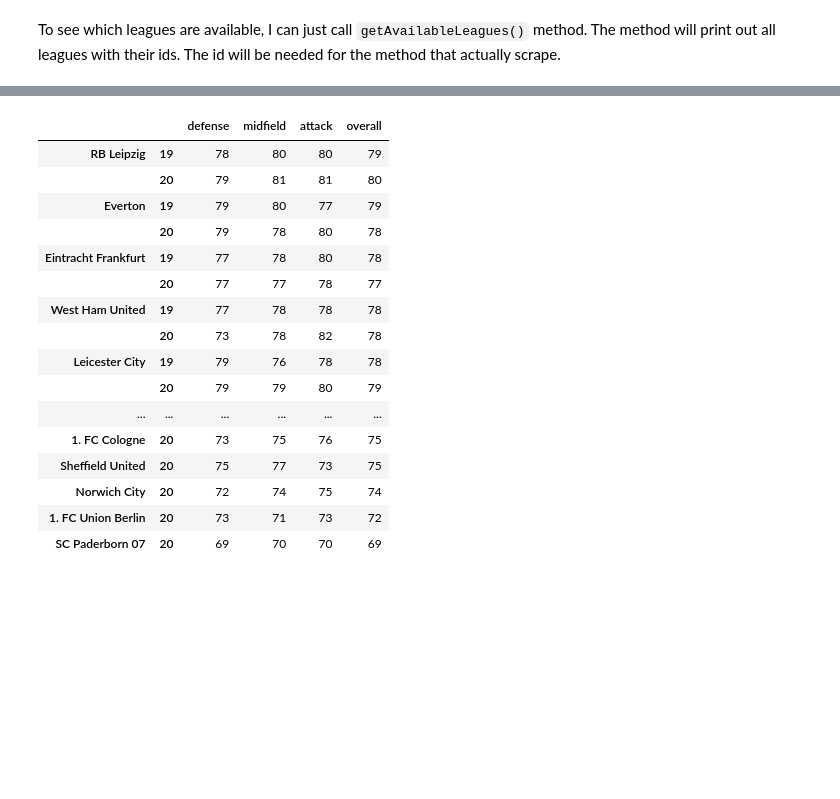
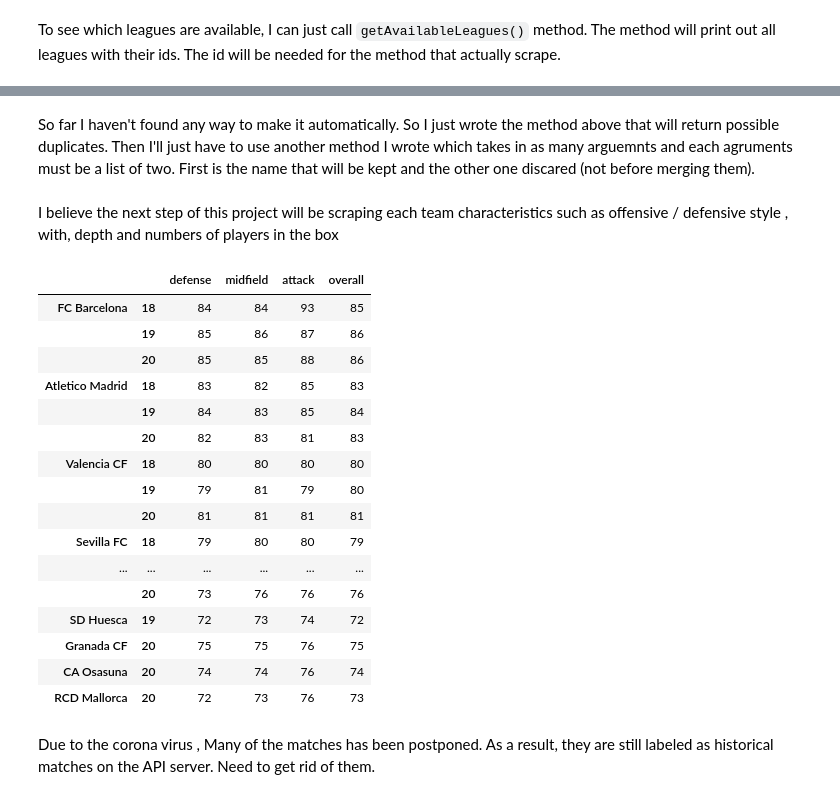
Before and after one commit to bm1125/fifa, a Jupyter notebook: Football Predictions.ipynb, the cells around one changed output, grey strips where cells are left out. Saved outputs shown, nothing was run; the diff lists cells and outputs as text; code cells hidden in the pictures; blank space fills up the shorter version.

```diff
--- a/Football Predictions.ipynb
+++ b/Football Predictions.ipynb
@@ -139,0 +189,2 @@ scraping:        https://www.fifaindex.com/teams/fifa20/2/?league=19&league=13&
+# %% [markdown]
+So far I haven't found any way to make it automatically. So I just wrote the method above that will return possible duplicates. Then I'll just have to use another method I wrote which takes in as many arguemnts and each agruments must be a list of two. First is the name that will be kept and the other one discared (not before merging them).
@@ -140,20 +198,22 @@ scraping:        https://www.fifaindex.com/teams/fifa20/2/?league=19&league=13&
+# %% [markdown]
+I believe the next step of this project will be scraping each team characteristics such as offensive / defensive style , with, depth and numbers of players in the box
 # %%
-fifa_teams.dataframe()[20:]
+fifa_teams.dataframe()
 # %% [output]
 |  |  | defense | midfield | attack | overall |
-| RB Leipzig | 19 | 78 | 80 | 80 | 79 |
-|  | 20 | 79 | 81 | 81 | 80 |
-| Everton | 19 | 79 | 80 | 77 | 79 |
-|  | 20 | 79 | 78 | 80 | 78 |
-| Eintracht Frankfurt | 19 | 77 | 78 | 80 | 78 |
-|  | 20 | 77 | 77 | 78 | 77 |
-| West Ham United | 19 | 77 | 78 | 78 | 78 |
-|  | 20 | 73 | 78 | 82 | 78 |
-| Leicester City | 19 | 79 | 76 | 78 | 78 |
-|  | 20 | 79 | 79 | 80 | 79 |
+| FC Barcelona | 18 | 84 | 84 | 93 | 85 |
+|  | 19 | 85 | 86 | 87 | 86 |
+|  | 20 | 85 | 85 | 88 | 86 |
+| Atletico Madrid | 18 | 83 | 82 | 85 | 83 |
+|  | 19 | 84 | 83 | 85 | 84 |
+|  | 20 | 82 | 83 | 81 | 83 |
+| Valencia CF | 18 | 80 | 80 | 80 | 80 |
+|  | 19 | 79 | 81 | 79 | 80 |
+|  | 20 | 81 | 81 | 81 | 81 |
+| Sevilla FC | 18 | 79 | 80 | 80 | 79 |
 | ... | ... | ... | ... | ... | ... |
-| 1. FC Cologne | 20 | 73 | 75 | 76 | 75 |
-| Sheffield United | 20 | 75 | 77 | 73 | 75 |
-| Norwich City | 20 | 72 | 74 | 75 | 74 |
-| 1. FC Union Berlin | 20 | 73 | 71 | 73 | 72 |
-| SC Paderborn 07 | 20 | 69 | 70 | 70 | 69 |
+|  | 20 | 73 | 76 | 76 | 76 |
+| SD Huesca | 19 | 72 | 73 | 74 | 72 |
+| Granada CF | 20 | 75 | 75 | 76 | 75 |
+| CA Osasuna | 20 | 74 | 74 | 76 | 74 |
+| RCD Mallorca | 20 | 72 | 73 | 76 | 73 |
@@ -159,0 +234,2 @@ fifa_teams.dataframe()[20:]
+# %% [markdown]
+Due to the corona virus , Many of the matches has been postponed. As a result, they are still labeled as historical matches on the API server. Need to get rid of them.
```
Also changed, not shown: parts of 36 cells of this notebook, 2 other files.
